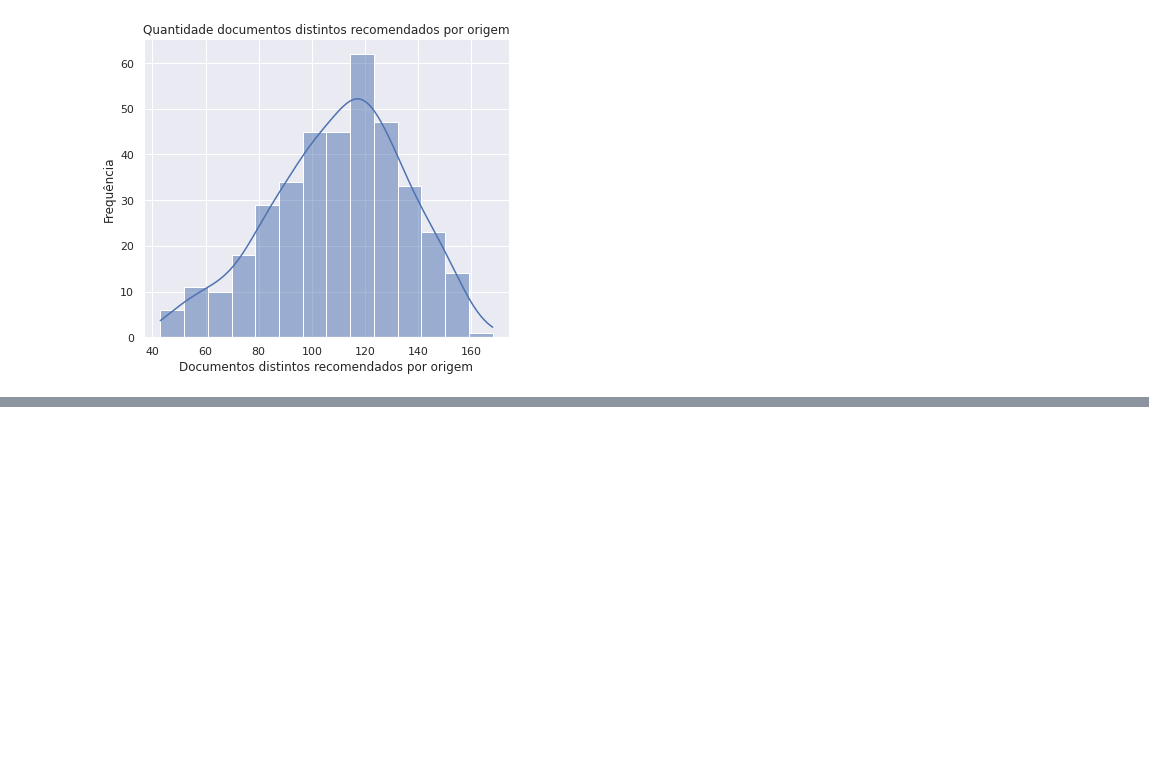
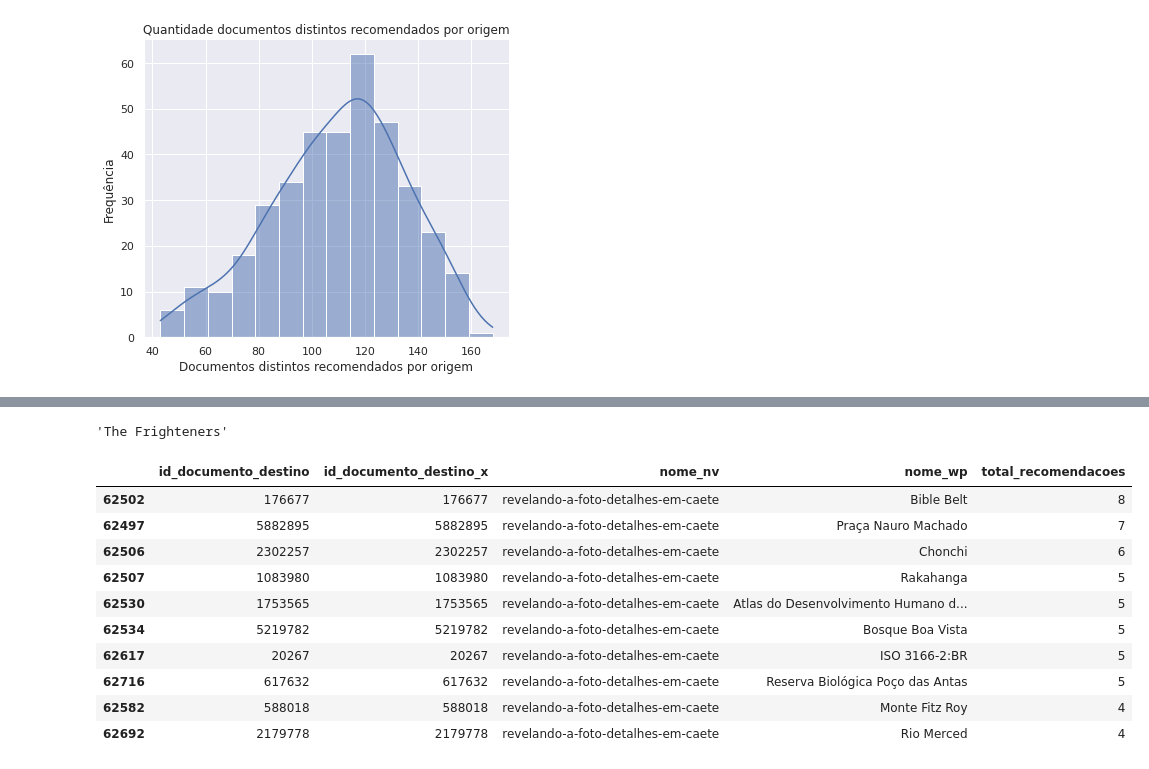
Before and after one commit to heldergr/tcc-pucmg-2, a Jupyter notebook: src/python/notebooks/nerds-viajantes-visualizacao-resultados.ipynb, the cells around one changed output, grey strips where cells are left out. Cells and saved outputs as stored; diff of their text form; code cells hidden in the pictures; blank space fills up the shorter version.

Commit message:
Analise de resultados

```diff
--- a/src/python/notebooks/nerds-viajantes-visualizacao-resultados.ipynb
+++ b/src/python/notebooks/nerds-viajantes-visualizacao-resultados.ipynb
@@ -303,0 +319,3 @@ distribuicao_distintos_destino_por_parametro(resultados, 'cenario_wp')
+# %%
+posts_df = fonte_dados.get_dataframe()
+posts_df.head(2)
@@ -303,0 +326,3 @@ distribuicao_distintos_destino_por_parametro(resultados, 'cenario_wp')
+# %%
+paginas_df = wikipedia.get_dataframe()
+paginas_df.head(2)
@@ -303,0 +333,2 @@ distribuicao_distintos_destino_por_parametro(resultados, 'cenario_wp')
+# %%
+resultados_info = resultados_explorer.adicionar_informacoes_posts(resultados, posts_df, paginas_df)
@@ -303,0 +376,16 @@ distribuicao_distintos_destino_por_parametro(resultados, 'cenario_wp')
+# %%
+def obter_topn_mais_recomendados(rss, id_nv, n=3):
+    resultados_id_nv = resultados_info[resultados_info['id_documento_origem'] == id_nv]
+    destinos_id_nv = resultados_id_nv.groupby('id_documento_destino')['id_documento_destino'].count().sort_values(ascending=False)
+    topn_destinos = destinos_id_nv.iloc[:n,]
+    index_topn_destinos = topn_destinos.index.to_numpy()
+
+    topn_df = resultados_id_nv[resultados_id_nv['id_documento_destino'].isin(index_topn_destinos)][['id_documento_destino', 'nome_nv', 'nome_wp']]
+
+    topn_df_join = topn_df.drop_duplicates().merge(topn_destinos, left_on='id_documento_destino', right_index=True).rename(
+        columns = {'id_documento_destino_y': 'total_recomendacoes'}).sort_values(
+        by='total_recomendacoes', ascending=False)
+
+    return topn_df_join
+
+obter_topn_mais_recomendados(resultados_info, 5599, 5)
@@ -303,0 +419,23 @@ distribuicao_distintos_destino_por_parametro(resultados, 'cenario_wp')
+# %%
+def get_titulo_documento_destino(iddestino):
+    return resultados_info[resultados_info['id_documento_destino'] == iddestino]['titulo_documento_destino'].unique()[0]
+
+get_titulo_documento_destino(220009)
+# %% [output]
+'The Frighteners'
+# %%
+# Post que teve maior diversidade de documentos recomendados
+# id_documento_origem: 6798, 168 recomendações diferentes
+obter_topn_mais_recomendados(resultados_info, 6798, 10)
+# %% [output]
+|  | id_documento_destino | id_documento_destino_x | nome_nv | nome_wp | total_recomendacoes |
+| 62502 | 176677 | 176677 | revelando-a-foto-detalhes-em-caete | Bible Belt | 8 |
+| 62497 | 5882895 | 5882895 | revelando-a-foto-detalhes-em-caete | Praça Nauro Machado | 7 |
+| 62506 | 2302257 | 2302257 | revelando-a-foto-detalhes-em-caete | Chonchi | 6 |
+| 62507 | 1083980 | 1083980 | revelando-a-foto-detalhes-em-caete | Rakahanga | 5 |
+| 62530 | 1753565 | 1753565 | revelando-a-foto-detalhes-em-caete | Atlas do Desenvolvimento Humano d... | 5 |
+| 62534 | 5219782 | 5219782 | revelando-a-foto-detalhes-em-caete | Bosque Boa Vista | 5 |
+| 62617 | 20267 | 20267 | revelando-a-foto-detalhes-em-caete | ISO 3166-2:BR | 5 |
+| 62716 | 617632 | 617632 | revelando-a-foto-detalhes-em-caete | Reserva Biológica Poço das Antas | 5 |
+| 62582 | 588018 | 588018 | revelando-a-foto-detalhes-em-caete | Monte Fitz Roy | 4 |
+| 62692 | 2179778 | 2179778 | revelando-a-foto-detalhes-em-caete | Rio Merced | 4 |
```
Also changed, not shown: parts of 45 cells of this notebook, 1 other file.
